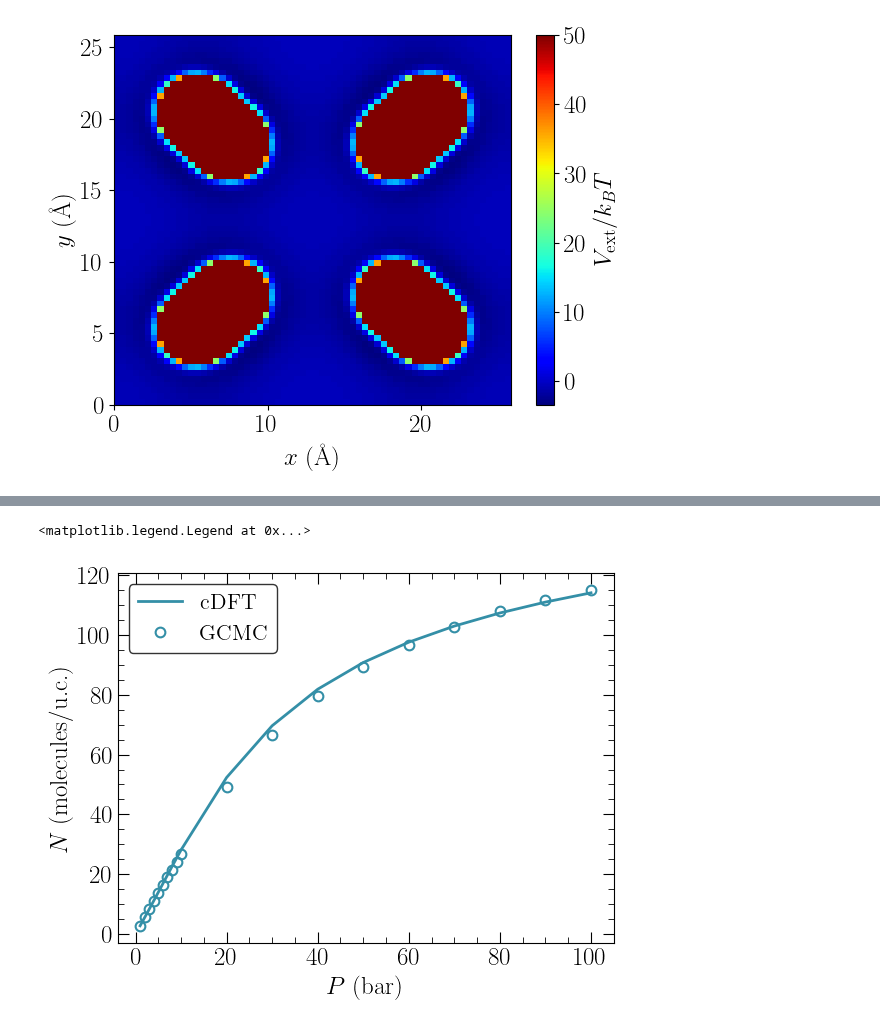
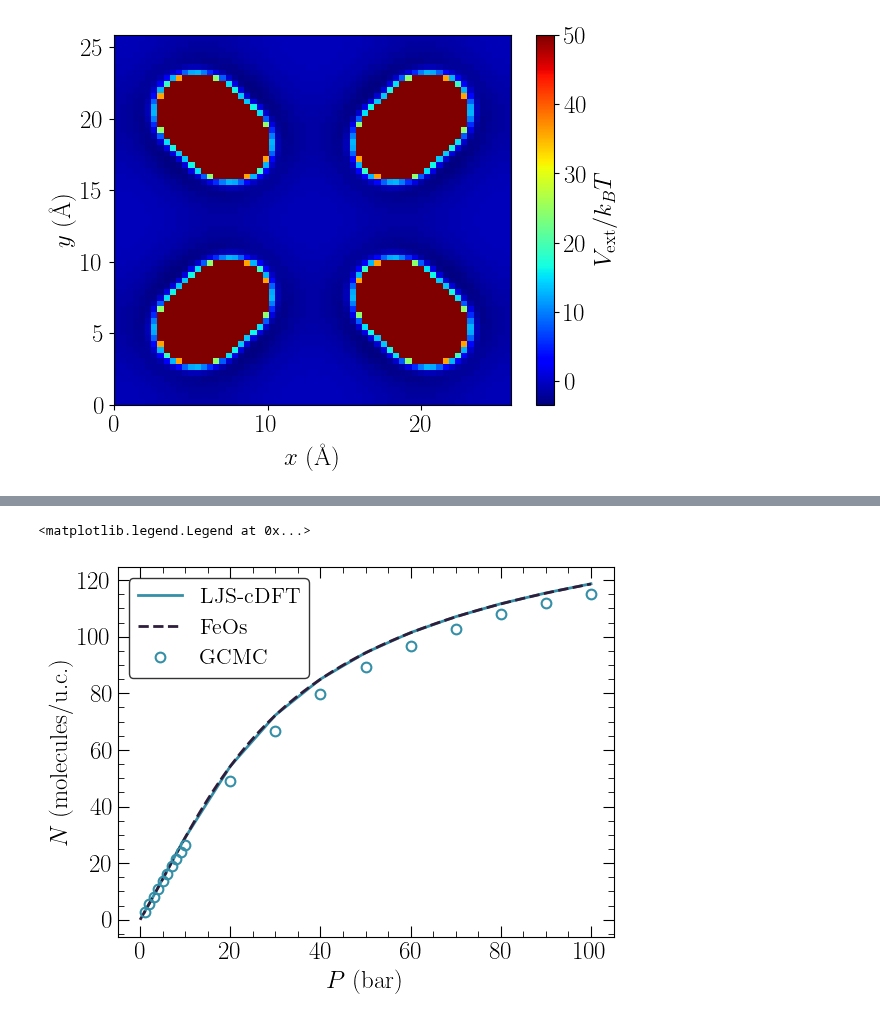
Before and after one commit to lucas-j-santos/LJS-cDFT, a Jupyter notebook: examples/methane_irmof-1_pcsaft.ipynb, the cells around one changed output, grey strips where cells are left out. Saved outputs shown, nothing was run; the diff lists cells and outputs as text; code cells hidden in the pictures.

```diff
--- a/examples/methane_irmof-1_pcsaft.ipynb
+++ b/examples/methane_irmof-1_pcsaft.ipynb
@@ -123,29 +123,31 @@ for i in range(len(P)):
 # %%
 data = pd.read_pickle('data/isotherm_methane.pkl')
+feos = np.load('data/feos.npy')
 
 import seaborn as sns
 
 colors = sns.color_palette("mako")
 
 plt.rcParams.update({'text.usetex':True,
 'font.family':'serif',
 #'figure.figsize':(7.9, 6.1)
 })
 
-plt.plot(P*1e-5, Nads[0], '-', color=colors[3], linewidth=2.0, label='cDFT')
+plt.plot(P*1e-5, Nads[0], '-', color=colors[3], linewidth=2.0, label='LJS-cDFT')
+plt.plot(feos[0], feos[1], '--', color=colors[0], linewidth=2.0, label='FeOs')
 plt.plot(data['pressure'], data['methane'], 'o', color=colors[3],markersize=7,markeredgewidth=1.5,mfc='none',label='GCMC')
 plt.xlabel(r'$P$ (bar)', fontsize=18)
 plt.ylabel(r'$N$ (molecules/u.c.)', fontsize=18)
 # plt.xlim([0.0,125])
 # plt.ylim([None,0.004])
 plt.minorticks_on()
 plt.tick_params(direction='in',right=True, top=True)
 plt.tick_params(labelsize=18)
 plt.tick_params(labelbottom=True, labeltop=False, labelright=False, labelleft=True)
 plt.tick_params(direction='in',which='minor', length=4, bottom=True, top=True, left=True, right=True)
 plt.tick_params(direction='in',which='major', length=8, bottom=True, top=True, left=True, right=True)
 plt.legend(fontsize=16, frameon=True, edgecolor='k')
 # plt.savefig('figures/isotherm_methane.pdf', bbox_inches='tight')
 # %% [output]
 <matplotlib.legend.Legend at 0x...>
-[figure, old version]
+[figure, new version]
```
Also changed, not shown: parts of 1 cell of this notebook, 5 other files.
